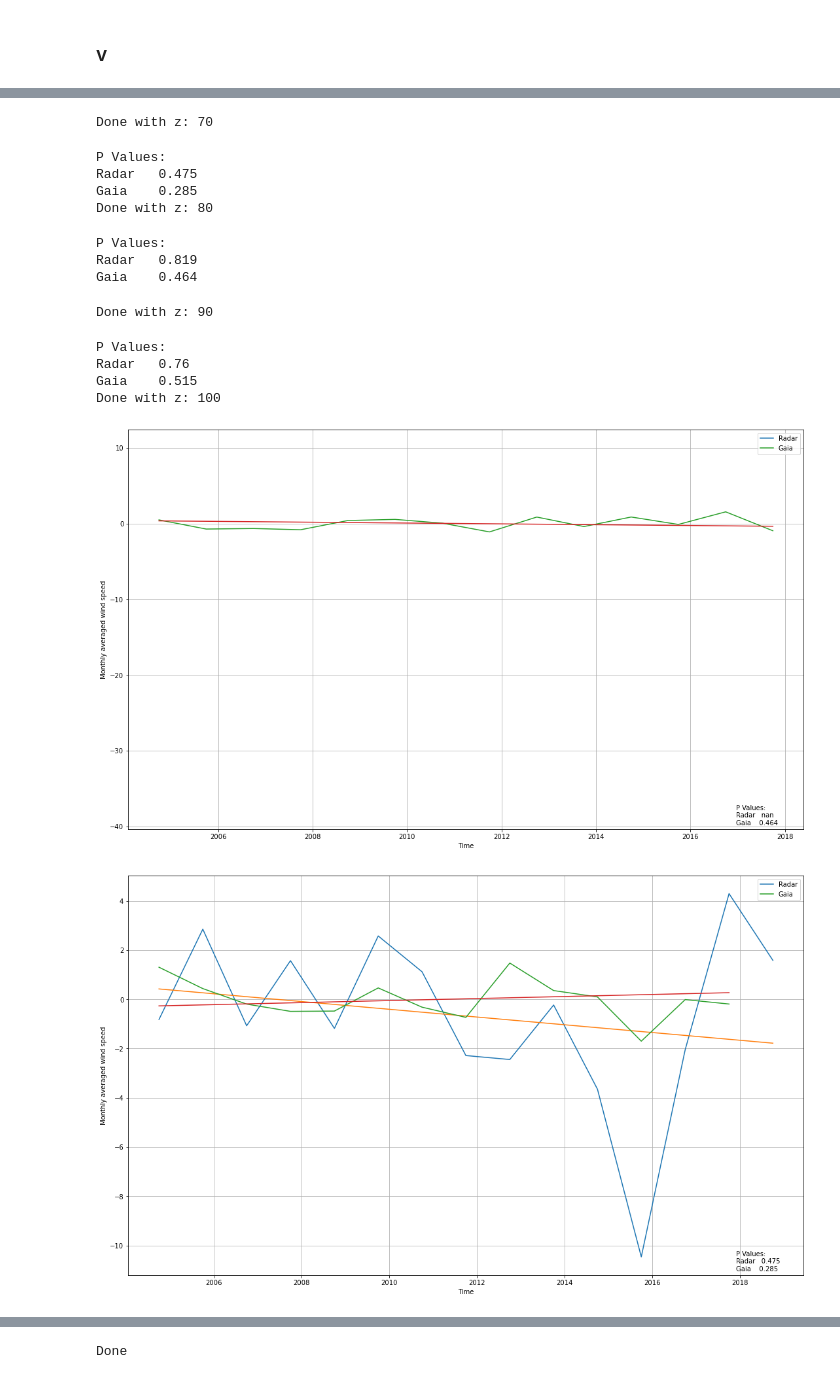
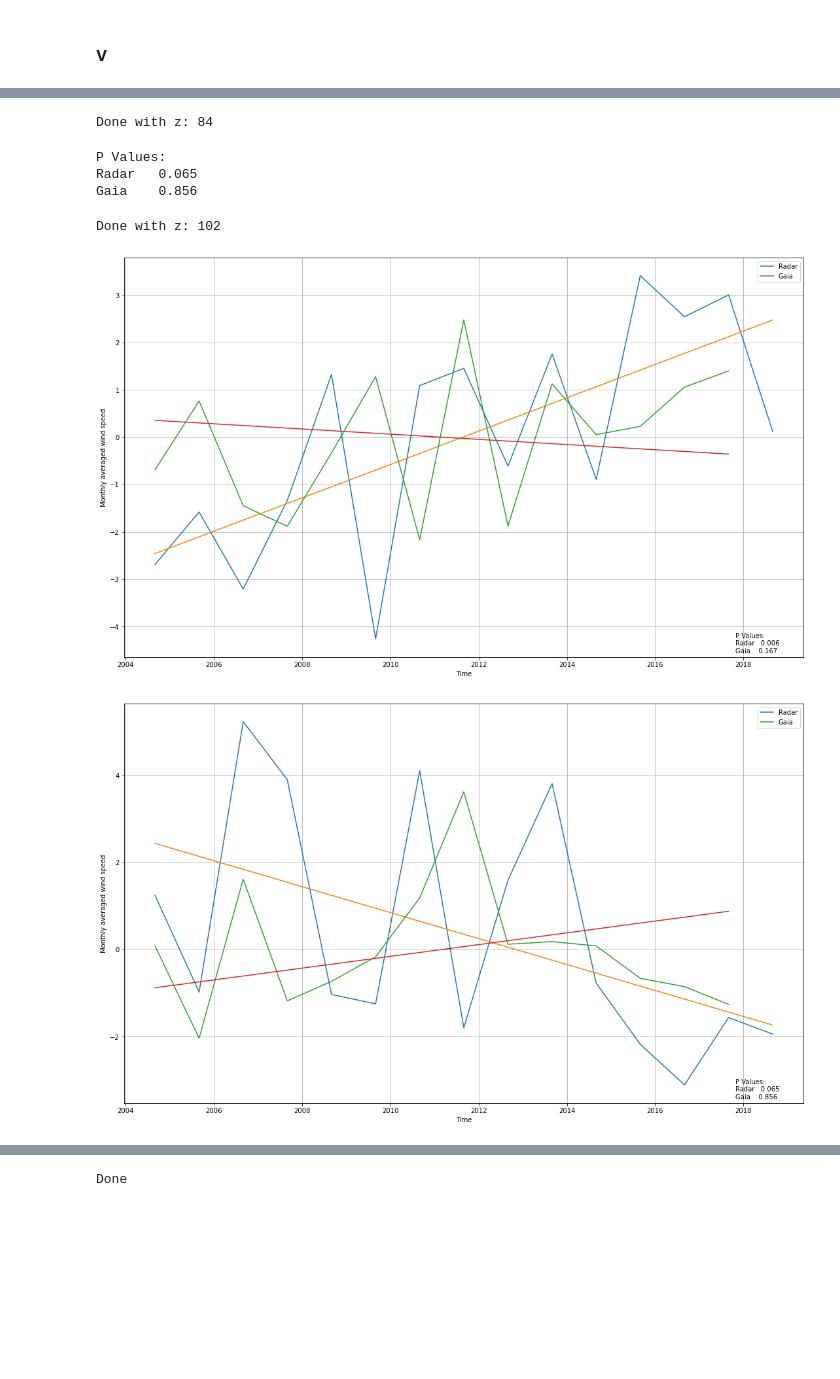
Before and after one commit to VACILT/trends_project, a Jupyter notebook: data_introduction_jason.ipynb, the cells around one changed output, grey strips where cells are left out. Cells and saved outputs as stored; diff of their text form; code cells hidden in the pictures; blank space fills up the shorter version.

```diff
--- a/data_introduction_jason.ipynb
+++ b/data_introduction_jason.ipynb
@@ -580,20 +589,3 @@ ax.set_title('GAIA')
 ax.figure.savefig('results/cont_gaia_v_'+station+'.png')
 # %% [output]
 [figure]
-# %%
-#v
-v_statistics = time_reg(v_gaia.groupby('time.dayofyear'))
-v_statistics['parameter'] = ['slope', 'intercept', 'r_value','p_value', 'std_err']
-
-temp = v_statistics.sel(parameter='slope', alt = slice(70,115))
-temp.attrs['units'] = 'm/s'
-p = temp.plot(x='dayofyear',figsize = [15,9],robust=True)
-ax = p.axes
-plot_kwargs2 = dict(x ='dayofyear',levels = [0,0.05], hatches = ['\\\\',None], colors='none', add_colorbar=False)
-da_pv = v_statistics.sel(parameter='p_value')
-da_pv.plot.contourf(ax = ax, **plot_kwargs2)
-plot_kwargs2['levels'] = [0,0.01]
-plot_kwargs2['hatches'] = ['////',None]
-da_pv.plot.contourf(ax = ax, **plot_kwargs2)
-ax.set_title('GAIA')
-ax.figure.savefig('results/cont_v_gaia_daily_'+station+'.png')
@@ -603,8 +610,8 @@ ax.figure.savefig('results/cont_v_gaia_daily_'+station+'.png')
 ### Analyzing specific months from GAIA
 # %%
 #Analyse Months seperatly
-s = 1
-e = 1
+s = 7
+e = 7
 u_gaia_examon = u_gaia_monthly_ano.sel(time=is_mon(u_gaia_monthly_ano['time.month'],s,e))
 v_gaia_examon = v_gaia_monthly_ano.sel(time=is_mon(v_gaia_monthly_ano['time.month'],s,e))
 
@@ -616,9 +623,9 @@ v_statistics_gaia['parameter'] = ['slope', 'intercept', 'r_value','p_value', 'st
 xv = np.arange(np.squeeze(v_gaia_examon.time.shape))
 # %%
 #plot actual DATA
-z = 106
+z = 94
 
-fig = plt.figure(constrained_layout=True,figsize = [15,9])
+fig = plt.figure(constrained_layout=True,figsize = [15,5])
 m_gaia = (u_statistics_gaia.sel(parameter='slope',alt=[z]))
 
 n_gaia = (u_statistics_gaia.sel(parameter='intercept',alt=[z]))
@@ -631,7 +638,7 @@ ax1.plot(u_gaia_examon.time,reg_gaia)
 
 ax1.grid()
 
-z = 106
+z = 94
 m_gaia = (v_statistics_gaia.sel(parameter='slope',alt=[z]))
 
 n_gaia = (v_statistics_gaia.sel(parameter='intercept',alt=[z]))
@@ -722,10 +751,10 @@ Done with z: 80
 ### v
 # %%
 
-s = 9
-e = 9
-z = 106
-for z in [70,80,90,100]:
+s = 8
+e = 8
+z = 102
+for z in [84,102]:
     v_radar_examon = v_radar_monthly_ano.sel(time=is_mon(v_radar_monthly_ano['time.month'],s,e))
     v_gaia_examon = v_gaia_monthly_ano.sel(time=is_mon(v_gaia_monthly_ano['time.month'],s,e))
 
@@ -779,15 +808,7 @@ Gaia    0.464
-Done with z: 70
+Done with z: 84
 P Values:
-Radar   0.475
-Gaia    0.285
-Done with z: 80
+Radar   0.065
+Gaia    0.856
-P Values:
-Radar   0.819
-Gaia    0.464
+Done with z: 102
-Done with z: 90
-P Values:
-Radar   0.76
-Gaia    0.515
-Done with z: 100
-[figure, old version]
+[figure, new version]
-[figure, old version]
+[figure, new version]
```
Also changed, not shown: parts of 32 cells of this notebook.
